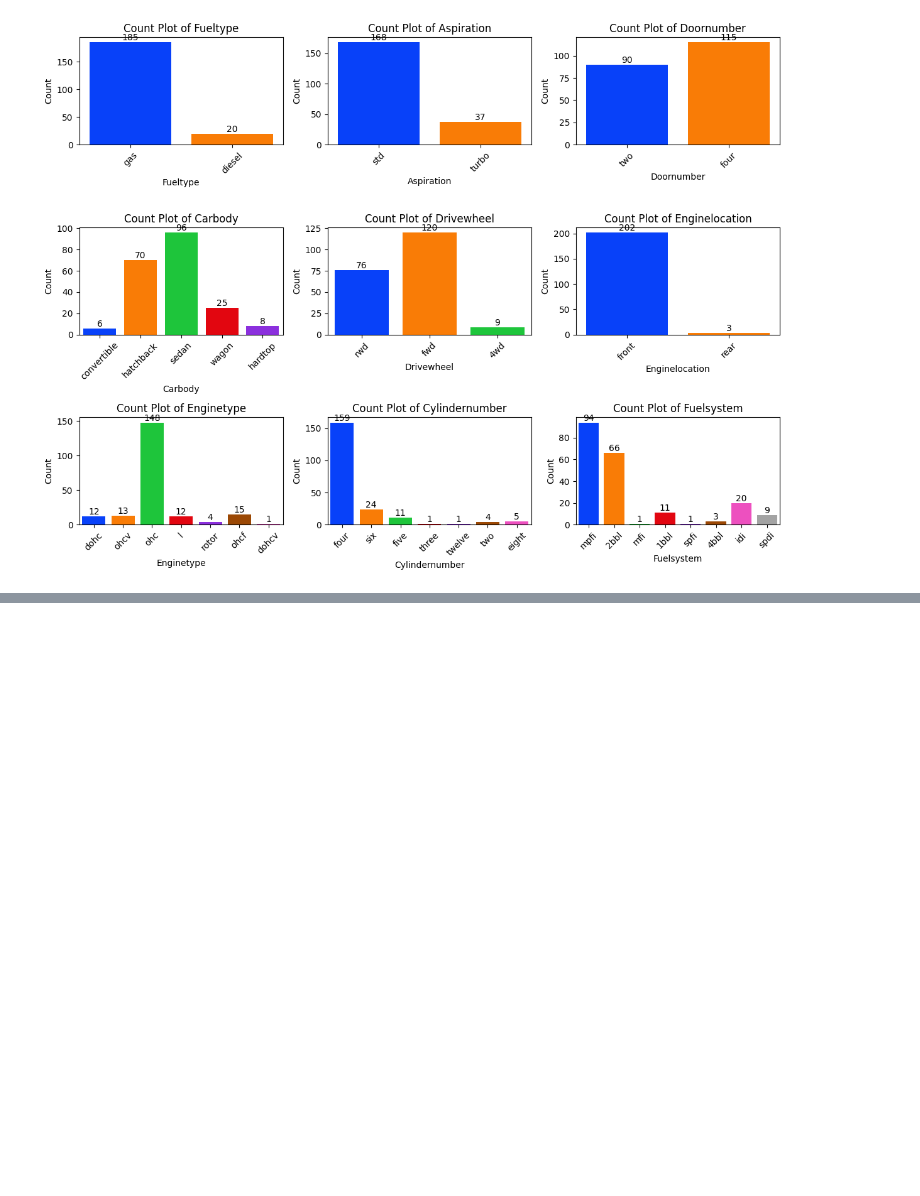
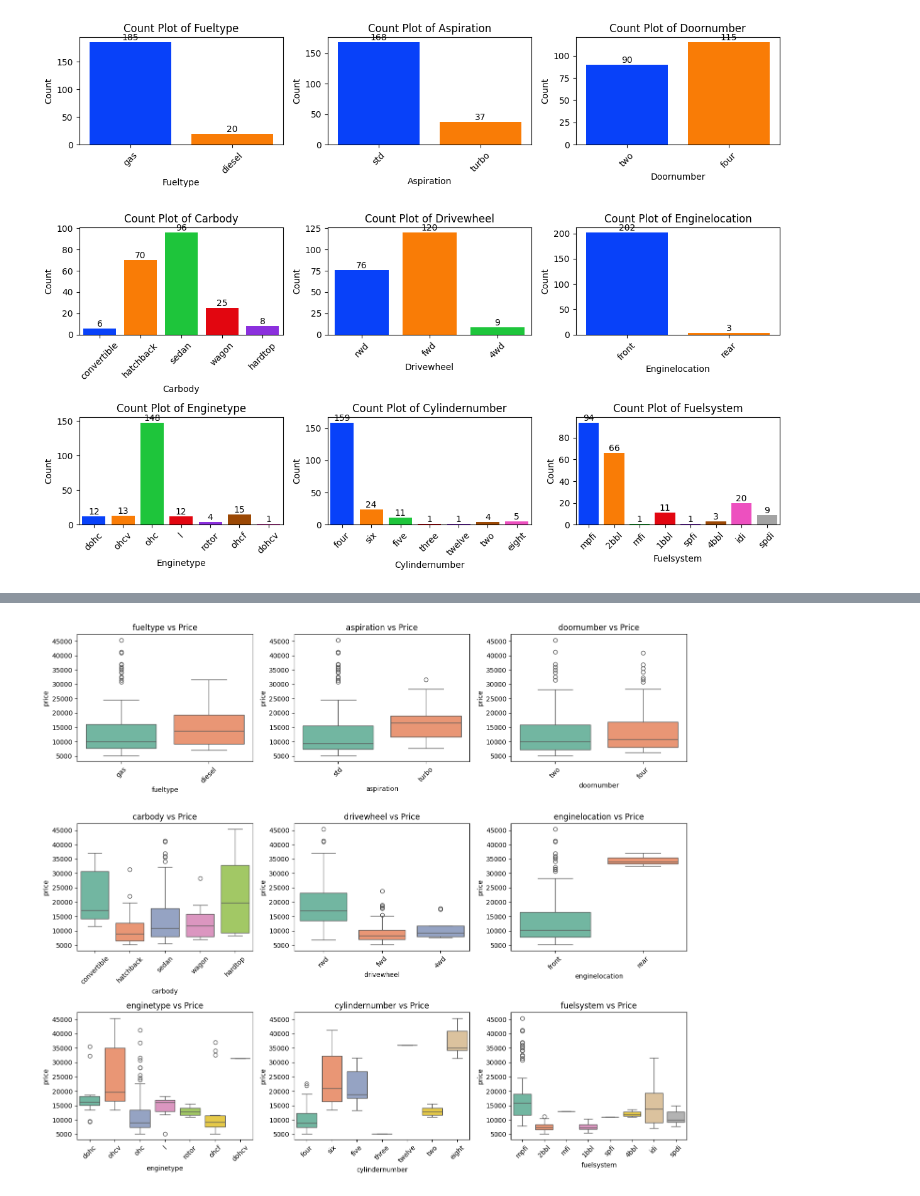
Before and after one commit to Gamescrash/Training, a Jupyter notebook: exploratory_data_analysis_week/car_price_prediction.ipynb, the cells around one changed output, grey strips where cells are left out. Drawn from its saved outputs; the diff is of its cells as text; code cells hidden in the pictures; blank space fills up the shorter version.

```diff
--- a/exploratory_data_analysis_week/car_price_prediction.ipynb
+++ b/exploratory_data_analysis_week/car_price_prediction.ipynb
@@ -163,0 +177,13 @@ plt.show()
+# %%
+#Categorical Feature vs. Price
+
+plt.figure(figsize=(14, 12))
+for idx, feature in enumerate(categorical_columns):
+    plt.subplot(3, 3, idx + 1)
+    sns.boxplot(data=df, x=feature, y='price', palette='Set2')
+    plt.title(f'{feature} vs Price')
+    plt.xticks(rotation=45)
+plt.tight_layout()
+plt.show()
+# %% [output]
+[figure, added]
```
Also changed, not shown: parts of 8 cells of this notebook.
